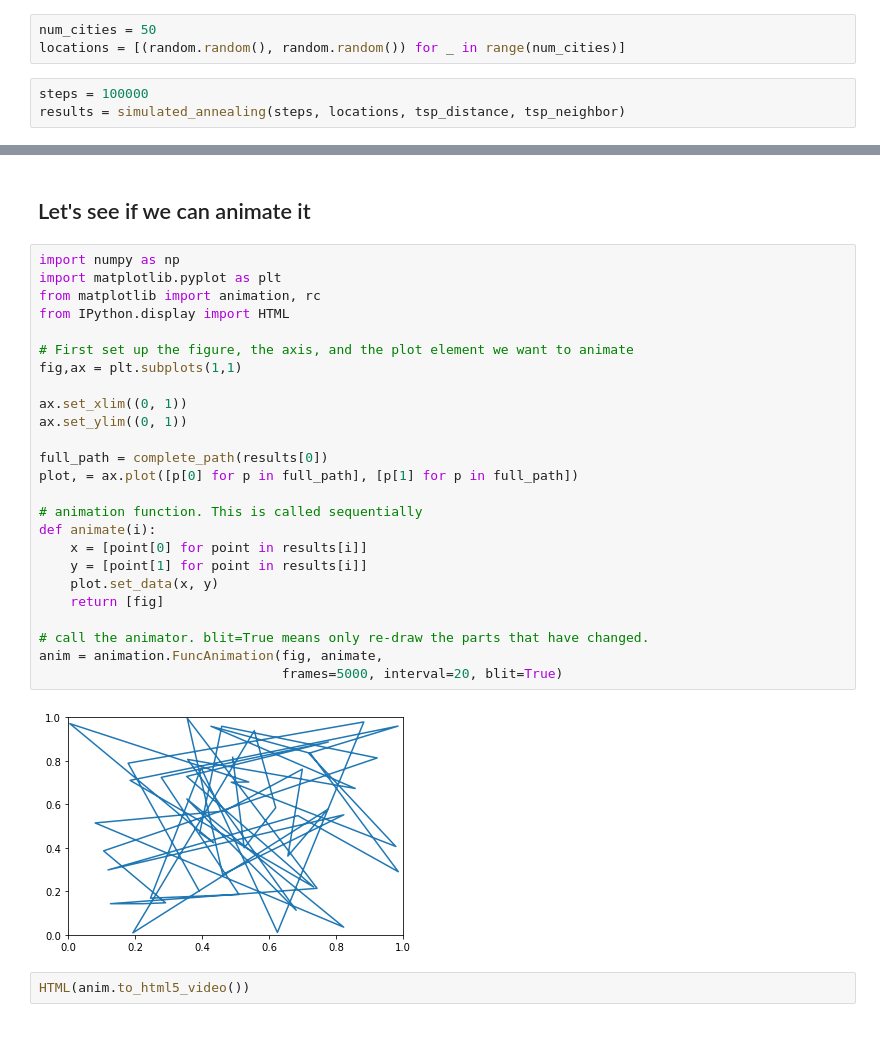
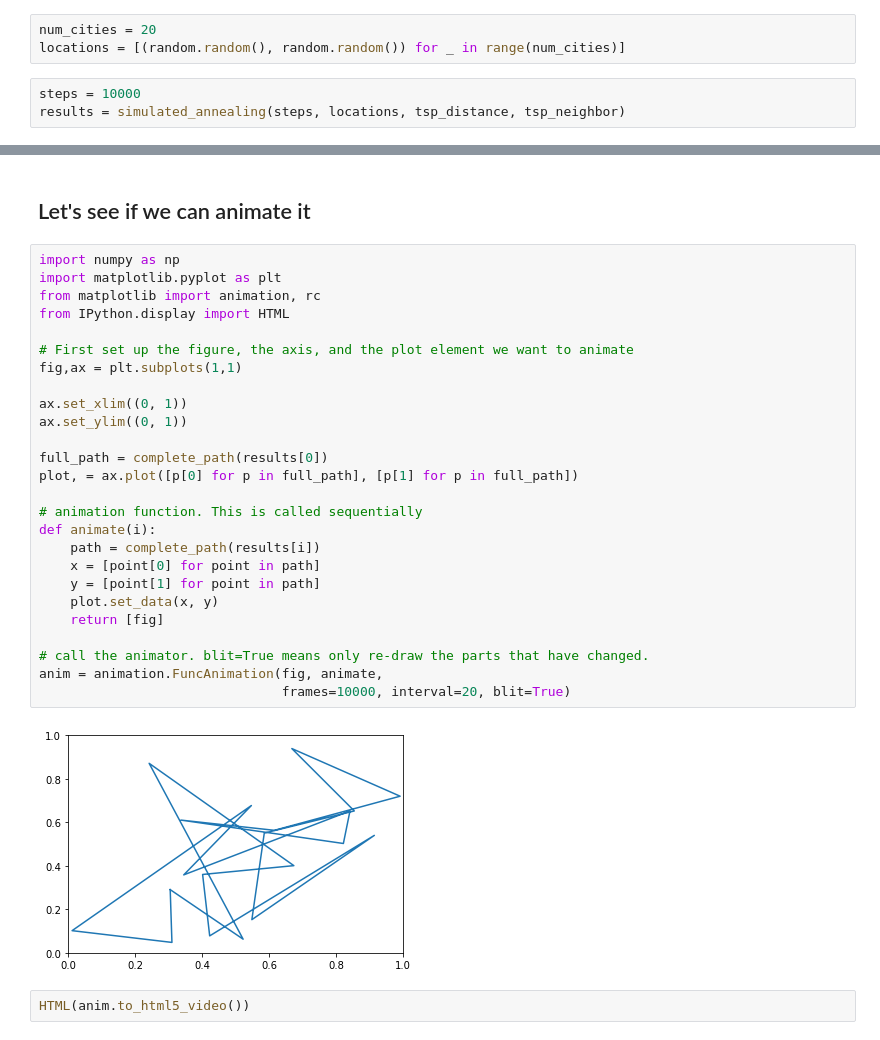
Before and after one commit to EconomicScienceInstitute/CS-532-Computational-Economics, a Jupyter notebook: Lectures/Week07/Lecture2.ipynb, the cells around one changed output, grey strips where cells are left out. Drawn from its saved outputs; the diff is of its cells as text.

```diff
--- a/Lectures/Week07/Lecture2.ipynb
+++ b/Lectures/Week07/Lecture2.ipynb
@@ -173,10 +173,10 @@ def tsp_neighbor(solution):
     neighbor[nodes[1]] = solution[nodes[0]]
     return neighbor
 # %%
-num_cities = 50
+num_cities = 20
 locations = [(random.random(), random.random()) for _ in range(num_cities)]
 # %%
-steps = 100000
+steps = 10000
 results = simulated_annealing(steps, locations, tsp_distance, tsp_neighbor)
 # %%
 def plot_path(path):
@@ -208,30 +208,31 @@ Original Distance: -27.117261265871605, Optimal Distance: -7.3127027515623535
 # %%
 import numpy as np
 import matplotlib.pyplot as plt
 from matplotlib import animation, rc
 from IPython.display import HTML
 
 # First set up the figure, the axis, and the plot element we want to animate
 fig,ax = plt.subplots(1,1)
 
 ax.set_xlim((0, 1))
 ax.set_ylim((0, 1))
 
 full_path = complete_path(results[0])
 plot, = ax.plot([p[0] for p in full_path], [p[1] for p in full_path])
 
 # animation function. This is called sequentially
 def animate(i):
-    x = [point[0] for point in results[i]]
-    y = [point[1] for point in results[i]]
+    path = complete_path(results[i])
+    x = [point[0] for point in path]
+    y = [point[1] for point in path]
     plot.set_data(x, y)
     return [fig]
 
 # call the animator. blit=True means only re-draw the parts that have changed.
 anim = animation.FuncAnimation(fig, animate,
-                               frames=5000, interval=20, blit=True)
+                               frames=10000, interval=20, blit=True)
 # %% [output]
-[figure, old version]
+[figure, new version]
 # %%
 HTML(anim.to_html5_video())
 # %% [output]
```
Also changed, not shown: parts of 3 cells of this notebook, 3 other files.
